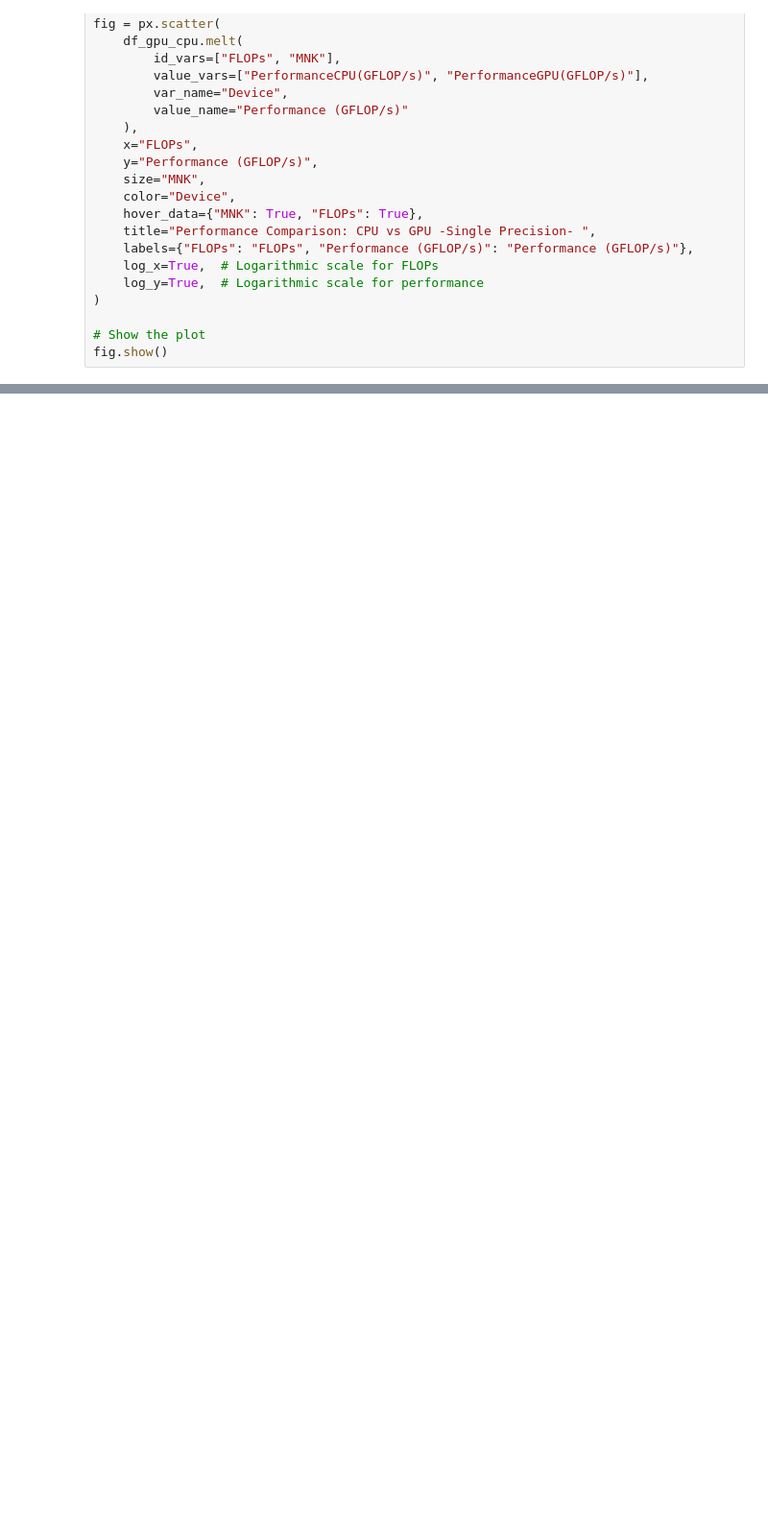
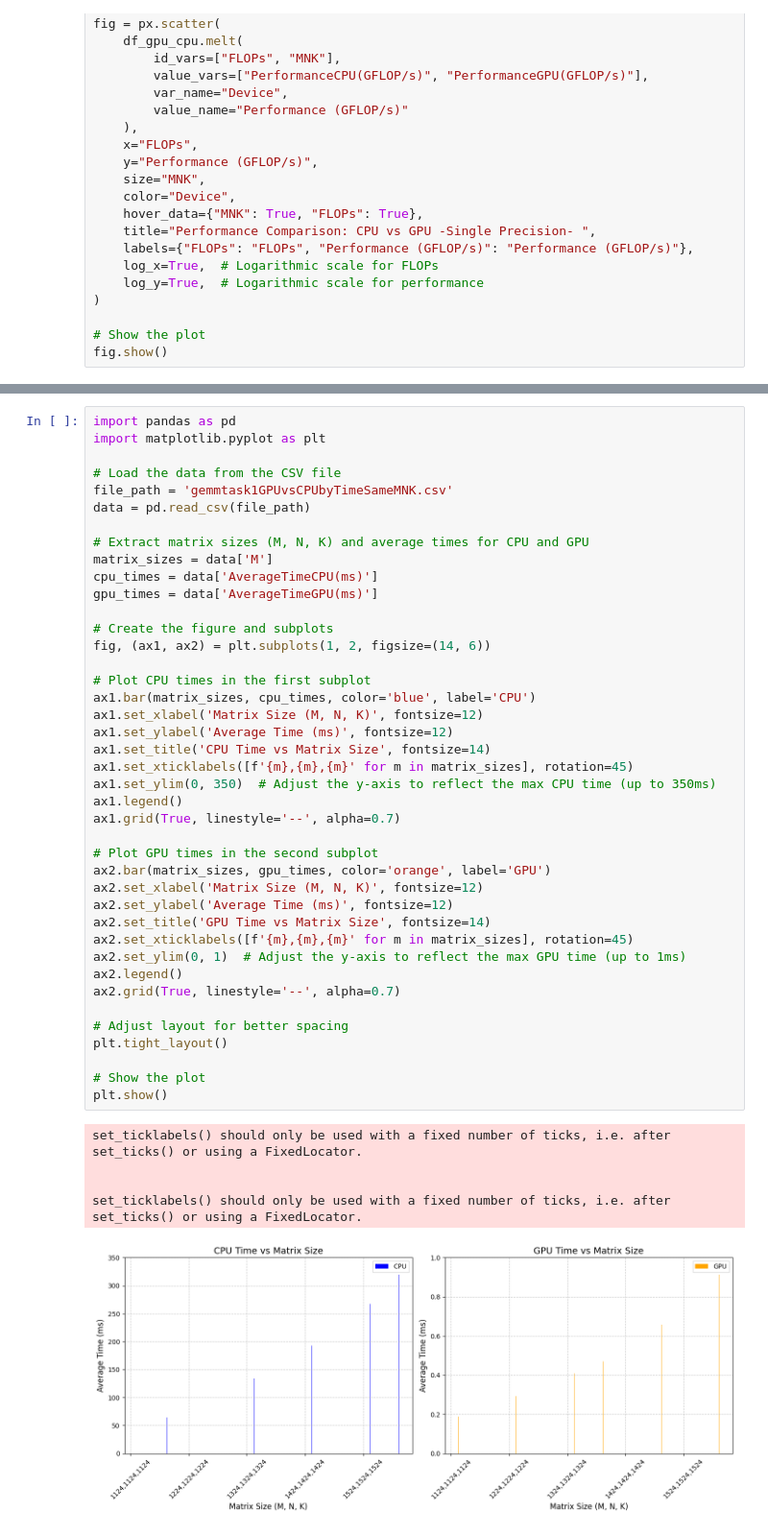
Before and after one commit to elbasri/HPC-Tasks, a Jupyter notebook: plotCPU.ipynb, the cells around one changed output, grey strips where cells are left out. Shown at 96% size. Drawn from its saved outputs; the diff is of its cells as text; blank space fills up the shorter version.

```diff
--- a/plotCPU.ipynb
+++ b/plotCPU.ipynb
@@ -169,0 +358,47 @@ fig.show()
+# %%
+import pandas as pd
+import matplotlib.pyplot as plt
+
+# Load the data from the CSV file
+file_path = 'gemmtask1GPUvsCPUbyTimeSameMNK.csv'
+data = pd.read_csv(file_path)
+
+# Extract matrix sizes (M, N, K) and average times for CPU and GPU
+matrix_sizes = data['M']
+cpu_times = data['AverageTimeCPU(ms)']
+gpu_times = data['AverageTimeGPU(ms)']
+
+# Create the figure and subplots
+fig, (ax1, ax2) = plt.subplots(1, 2, figsize=(14, 6))
+
+# Plot CPU times in the first subplot
+ax1.bar(matrix_sizes, cpu_times, color='blue', label='CPU')
+ax1.set_xlabel('Matrix Size (M, N, K)', fontsize=12)
+ax1.set_ylabel('Average Time (ms)', fontsize=12)
+ax1.set_title('CPU Time vs Matrix Size', fontsize=14)
+ax1.set_xticklabels([f'{m},{m},{m}' for m in matrix_sizes], rotation=45)
+ax1.set_ylim(0, 350)  # Adjust the y-axis to reflect the max CPU time (up to 350ms)
+ax1.legend()
+ax1.grid(True, linestyle='--', alpha=0.7)
+
+# Plot GPU times in the second subplot
+ax2.bar(matrix_sizes, gpu_times, color='orange', label='GPU')
+ax2.set_xlabel('Matrix Size (M, N, K)', fontsize=12)
+ax2.set_ylabel('Average Time (ms)', fontsize=12)
+ax2.set_title('GPU Time vs Matrix Size', fontsize=14)
+ax2.set_xticklabels([f'{m},{m},{m}' for m in matrix_sizes], rotation=45)
+ax2.set_ylim(0, 1)  # Adjust the y-axis to reflect the max GPU time (up to 1ms)
+ax2.legend()
+ax2.grid(True, linestyle='--', alpha=0.7)
+
+# Adjust layout for better spacing
+plt.tight_layout()
+
+# Show the plot
+plt.show()
+# %% [output]
+set_ticklabels() should only be used with a fixed number of ticks, i.e. after set_ticks() or using a FixedLocator.
+
+
+set_ticklabels() should only be used with a fixed number of ticks, i.e. after set_ticks() or using a FixedLocator.
+[figure, added]
```
Also changed, not shown: parts of 5 cells of this notebook.
